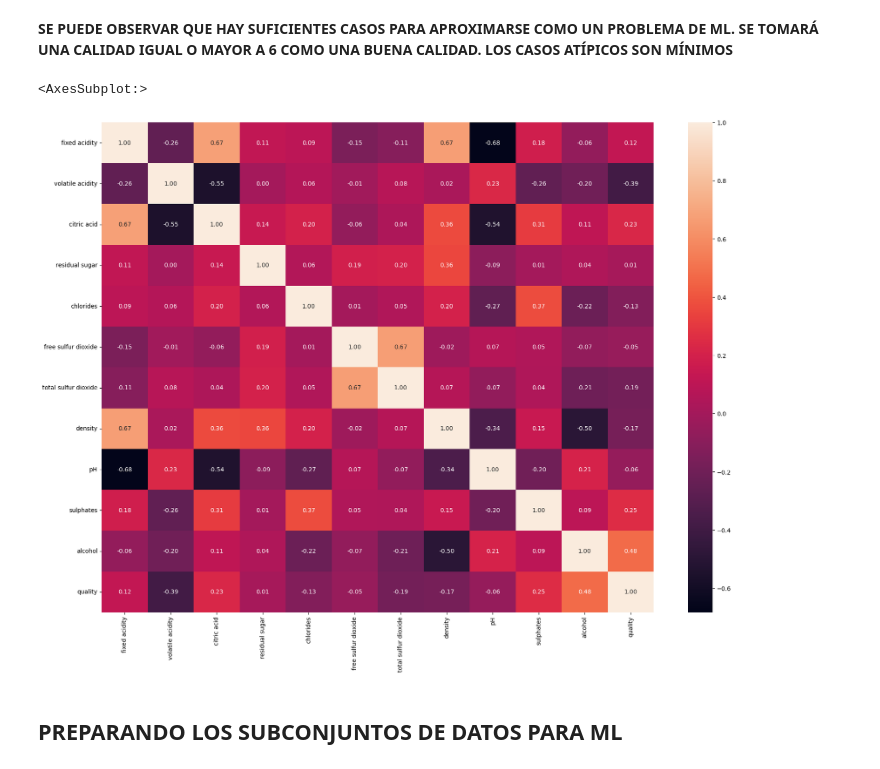
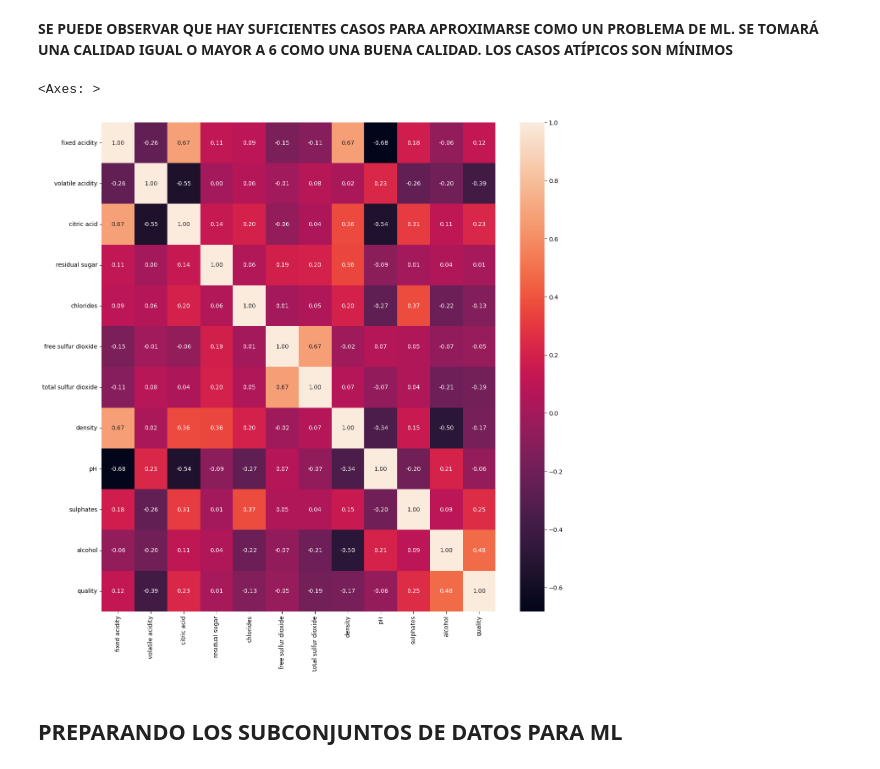
Before and after one commit to jisaaco/everchanging, a Jupyter notebook: FairWine.ipynb, the cells around one changed output. Saved outputs shown, nothing was run; the diff lists cells and outputs as text; code cells hidden in the pictures.

```diff
--- a/FairWine.ipynb
+++ b/FairWine.ipynb
@@ -72,13 +77,15 @@ for x in variables:
 # %% [markdown]
 **SE PUEDE OBSERVAR QUE HAY SUFICIENTES CASOS PARA APROXIMARSE COMO UN PROBLEMA DE ML. SE TOMARÁ UNA CALIDAD IGUAL O MAYOR A 6 COMO UNA BUENA CALIDAD. LOS CASOS ATÍPICOS SON MÍNIMOS**
 # %%
-plt.figure(figsize = (21,15))
-sns.heatmap(wine.corr(),
+size = (15,15)
+wc = wine.corr()
+plt.figure(figsize = size)
+sns.heatmap(data = wc,
             annot = True,
             fmt = '.2f')
 # %% [output]
-<AxesSubplot:>
+<Axes: >
-[figure, old version]
+[figure, new version]
 # %% [markdown]
 ## PREPARANDO LOS SUBCONJUNTOS DE DATOS PARA ML
 # %%
```
Also changed, not shown: parts of 11 cells of this notebook.
